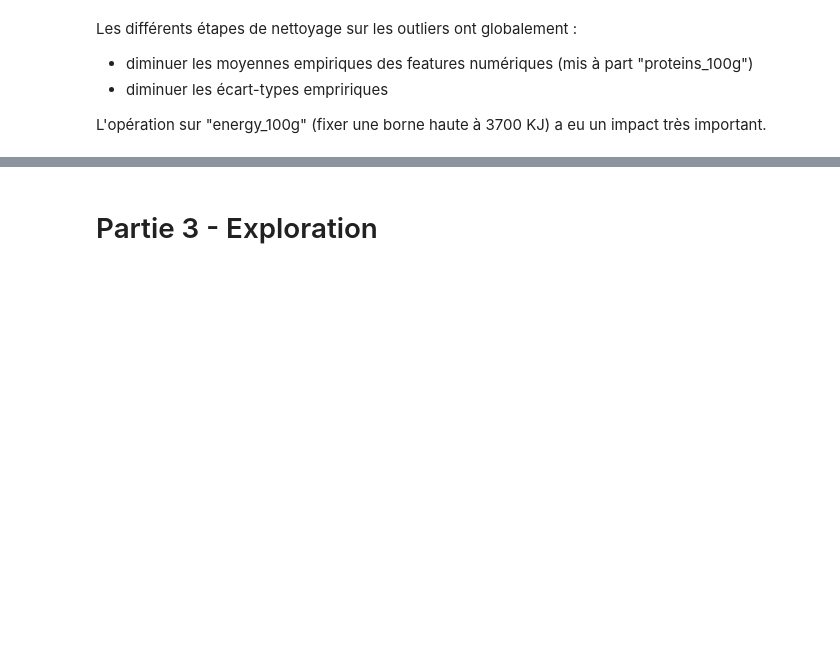
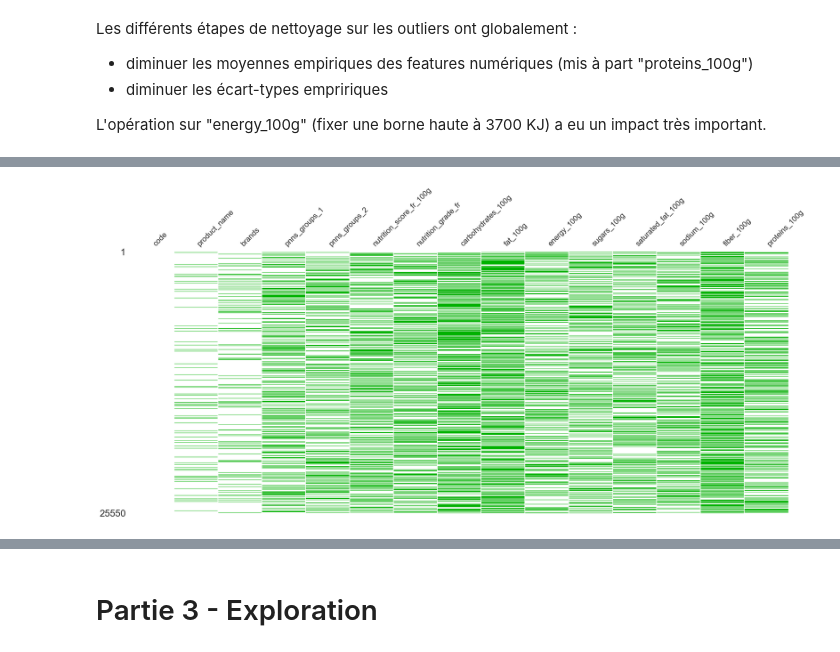
Before and after one commit to ClementPatin/OC-P3, a Jupyter notebook: Patin_Clement_1_notebook_052023.ipynb, the cells around one changed output, grey strips where cells are left out. Cells and saved outputs as stored; diff of their text form; code cells hidden in the pictures; blank space fills up the shorter version.

```diff
--- a/Patin_Clement_1_notebook_052023.ipynb
+++ b/Patin_Clement_1_notebook_052023.ipynb
@@ -972,0 +934,5 @@ sns.heatmap(
+# %%
+ms.matrix(foodSoluce,color=[0.0,0.7,0.0],sparkline=False) # dataviz of missing data
+plt.show()
+# %% [output]
+[figure, added]
```
Also changed, not shown: parts of 75 cells of this notebook.
